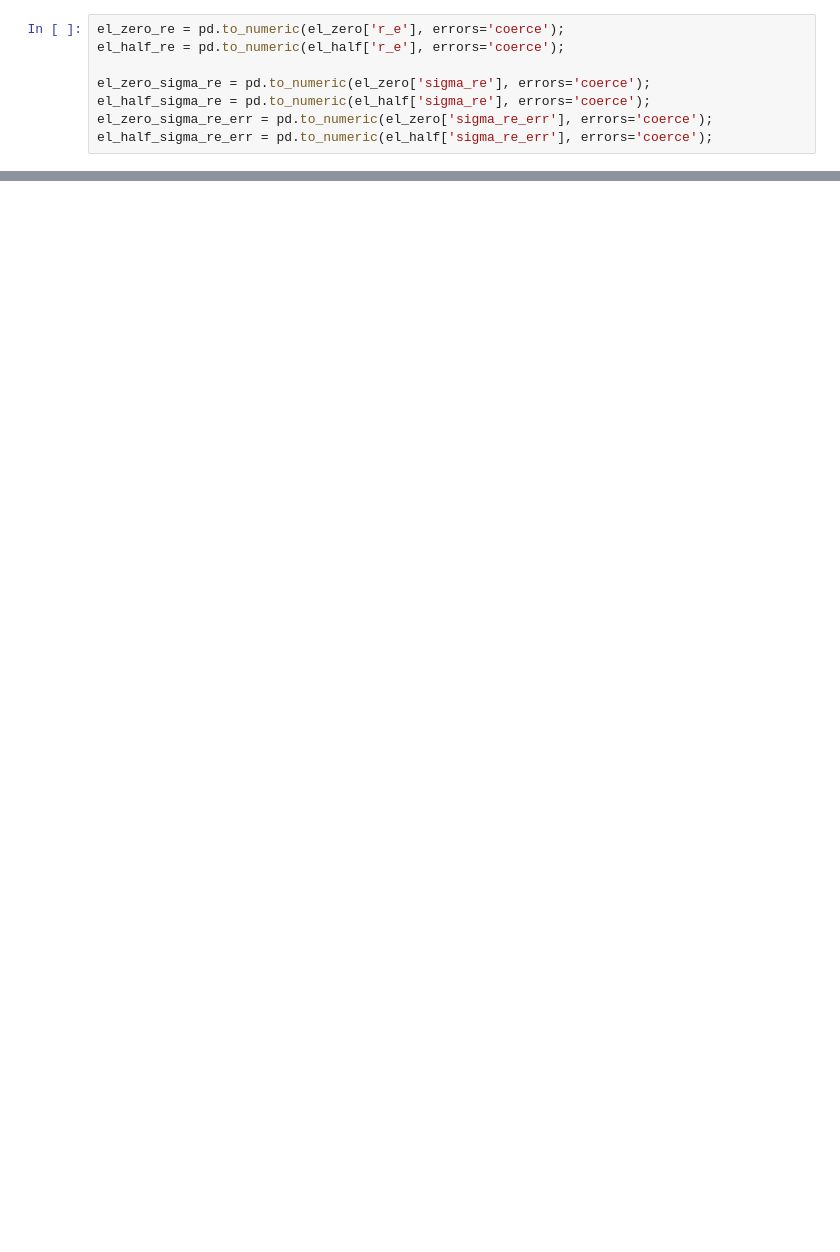
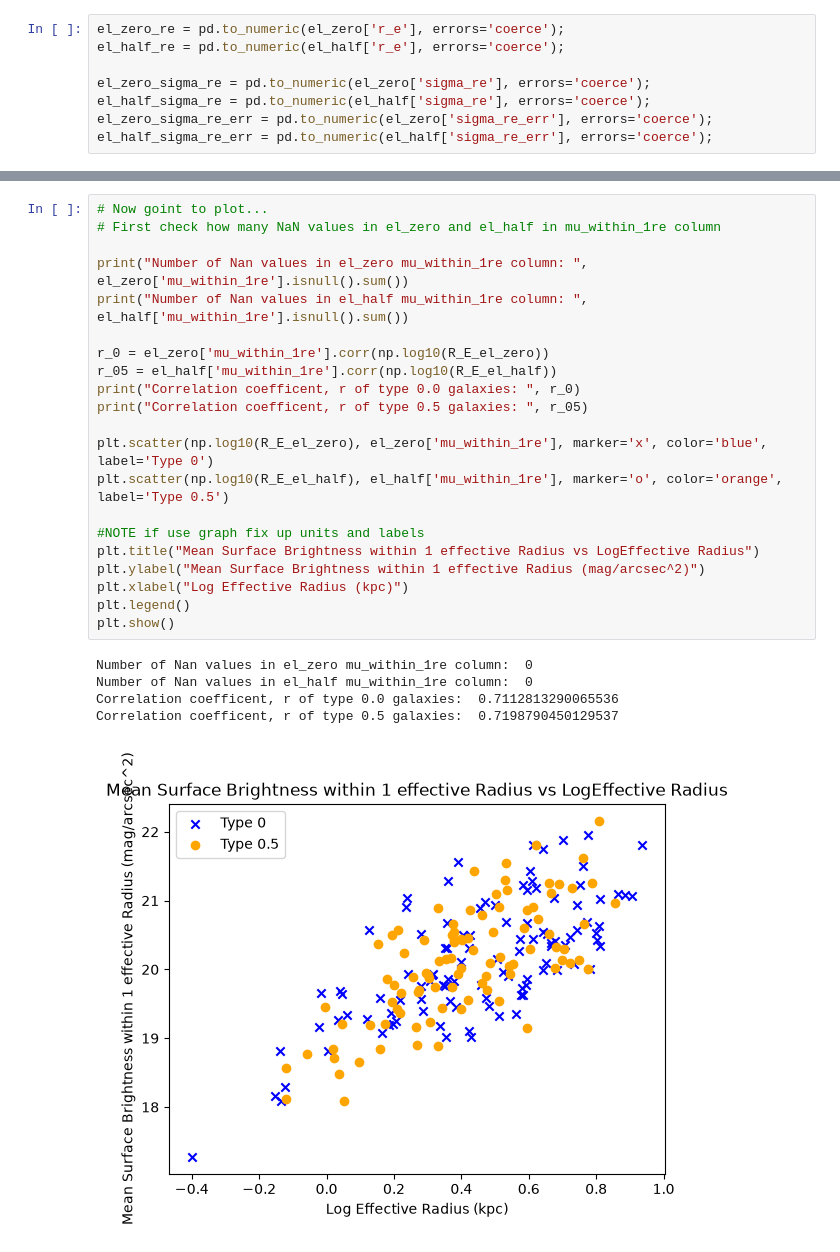
Before and after one commit to td522285/Group-7-Coding-Assignment, a Jupyter notebook: Re-Dispersion.ipynb, the cells around one changed output, grey strips where cells are left out. Drawn from its saved outputs; the diff is of its cells as text; blank space fills up the shorter version.

```diff
--- a/Re-Dispersion.ipynb
+++ b/Re-Dispersion.ipynb
@@ -56,0 +153,27 @@ plt.show()
+# %%
+# Now goint to plot...
+# First check how many NaN values in el_zero and el_half in mu_within_1re column
+
+print("Number of Nan values in el_zero mu_within_1re column: ", el_zero['mu_within_1re'].isnull().sum())
+print("Number of Nan values in el_half mu_within_1re column: ", el_half['mu_within_1re'].isnull().sum())
+
+r_0 = el_zero['mu_within_1re'].corr(np.log10(R_E_el_zero))
+r_05 = el_half['mu_within_1re'].corr(np.log10(R_E_el_half))
+print("Correlation coefficent, r of type 0.0 galaxies: ", r_0)
+print("Correlation coefficent, r of type 0.5 galaxies: ", r_05)
+
+plt.scatter(np.log10(R_E_el_zero), el_zero['mu_within_1re'], marker='x', color='blue', label='Type 0')
+plt.scatter(np.log10(R_E_el_half), el_half['mu_within_1re'], marker='o', color='orange', label='Type 0.5')
+
+#NOTE if use graph fix up units and labels
+plt.title("Mean Surface Brightness within 1 effective Radius vs LogEffective Radius")
+plt.ylabel("Mean Surface Brightness within 1 effective Radius (mag/arcsec^2)")
+plt.xlabel("Log Effective Radius (kpc)")
+plt.legend()
+plt.show()
+# %% [output]
+Number of Nan values in el_zero mu_within_1re column:  0
+Number of Nan values in el_half mu_within_1re column:  0
+Correlation coefficent, r of type 0.0 galaxies:  0.7112813290065536
+Correlation coefficent, r of type 0.5 galaxies:  0.7198790450129537
+[figure, added]
```
Also changed, not shown: parts of 3 cells of this notebook.
